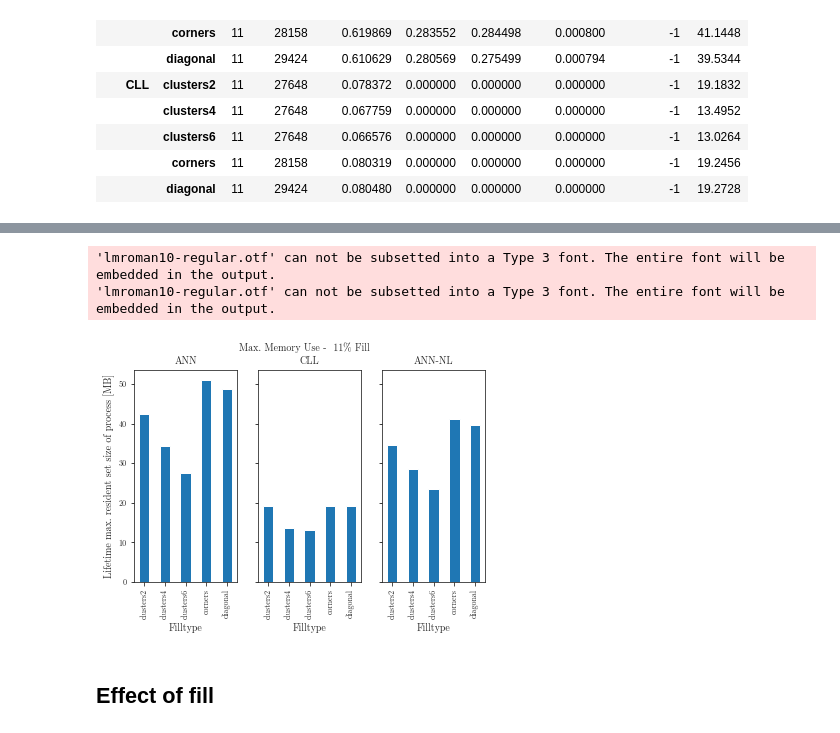
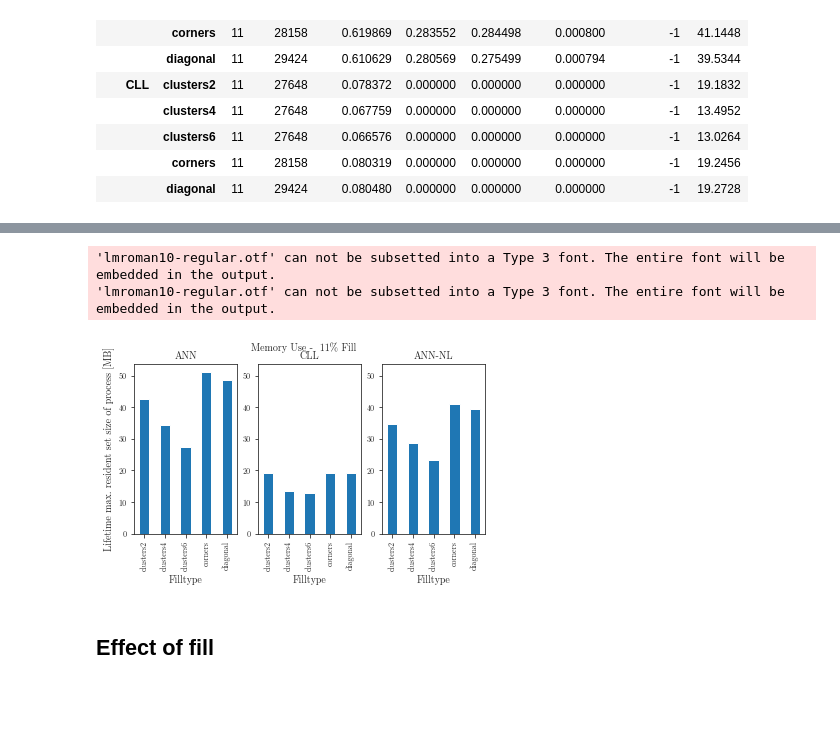
Before and after one commit to JensPfeifle/sph-nearest-neighbor, a Jupyter notebook: analysis/3-overview.ipynb, the cells around one changed output, grey strips where cells are left out. Cells and saved outputs as stored; diff of their text form; code cells hidden in the pictures; blank space fills up the shorter version.

```diff
--- a/analysis/3-overview.ipynb
+++ b/analysis/3-overview.ipynb
@@ -18,6 +18,7 @@ golden_mean = (np.sqrt(5)-1.0)/2.0         # Aesthetic ratio
 fig_width = fig_width_pt*inches_per_pt  # width in inches
 #fig_width = 9
 fig_height = fig_width*golden_mean      # height in inches
+fig_height = 0.8*fig_height
 fig_size =  [fig_width,fig_height]
 global_figsize = fig_size
 params = {'font.family':"Latin Modern Roman",
@@ -251,25 +251,30 @@ plt.show()
 # %%
-fig, (ax1, ax2, ax3) = plt.subplots(1, 3, sharey=True)
+fig, (ax1, ax2, ax3) = plt.subplots(1, 3, sharey=False)
 
 plotdf = df[df["fill"] == 11].groupby(["method", "filltype"]).mean()
 plotdf.loc["ANN"].plot(y=["memory"],    ax=ax1,
                        kind="bar", title="ANN", legend=False)
 plotdf.loc["CLL"].plot(y=["memory"],    ax=ax2,
                        kind="bar", title="CLL", legend=False)
 plotdf.loc["ANN-NL"].plot(y=["memory"], ax=ax3,
                           kind="bar", title="ANN-NL", legend=False)
 
+
+ax1.set_ylim(ax1.get_ylim())
+ax2.set_ylim(ax1.get_ylim())
+ax3.set_ylim(ax1.get_ylim())
+
 ax1.set(
     ylabel='Lifetime max. resident set size of process [MB]', xlabel='Filltype')
 ax2.set(ylabel='', xlabel='Filltype')
 ax3.set(ylabel='', xlabel='Filltype')
-plt.suptitle("Max. Memory Use -  11% Fill")
+plt.suptitle("Memory Use -  11% Fill")
 savefig('memory_fill11')
 plt.show()
 # %% [output]
 'lmroman10-regular.otf' can not be subsetted into a Type 3 font. The entire font will be embedded in the output.
 'lmroman10-regular.otf' can not be subsetted into a Type 3 font. The entire font will be embedded in the output.
-[figure, old version]
+[figure, new version]
 # %% [markdown]
 ## Effect of fill
 # %%
```
Also changed, not shown: parts of 13 cells of this notebook.
